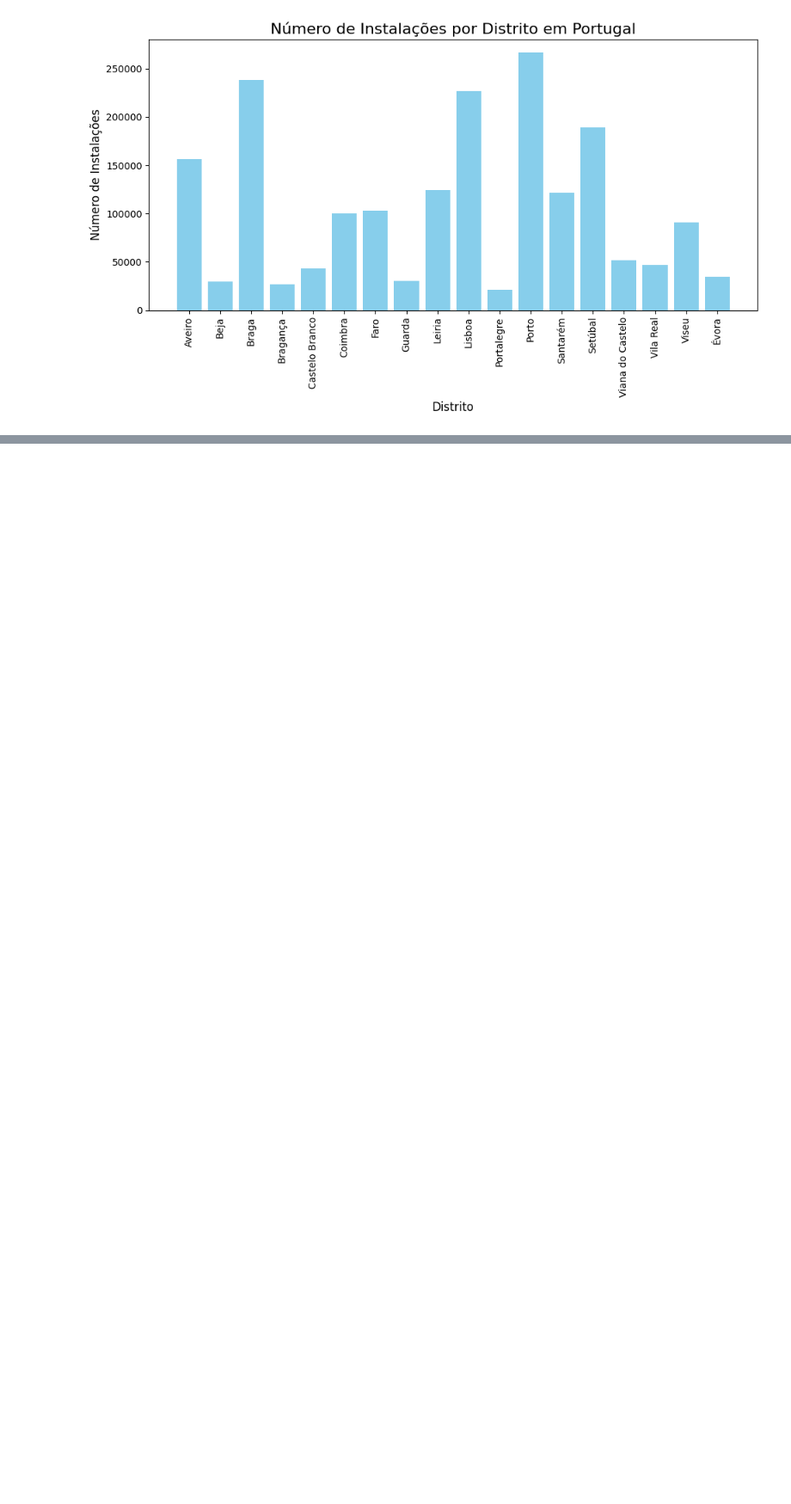
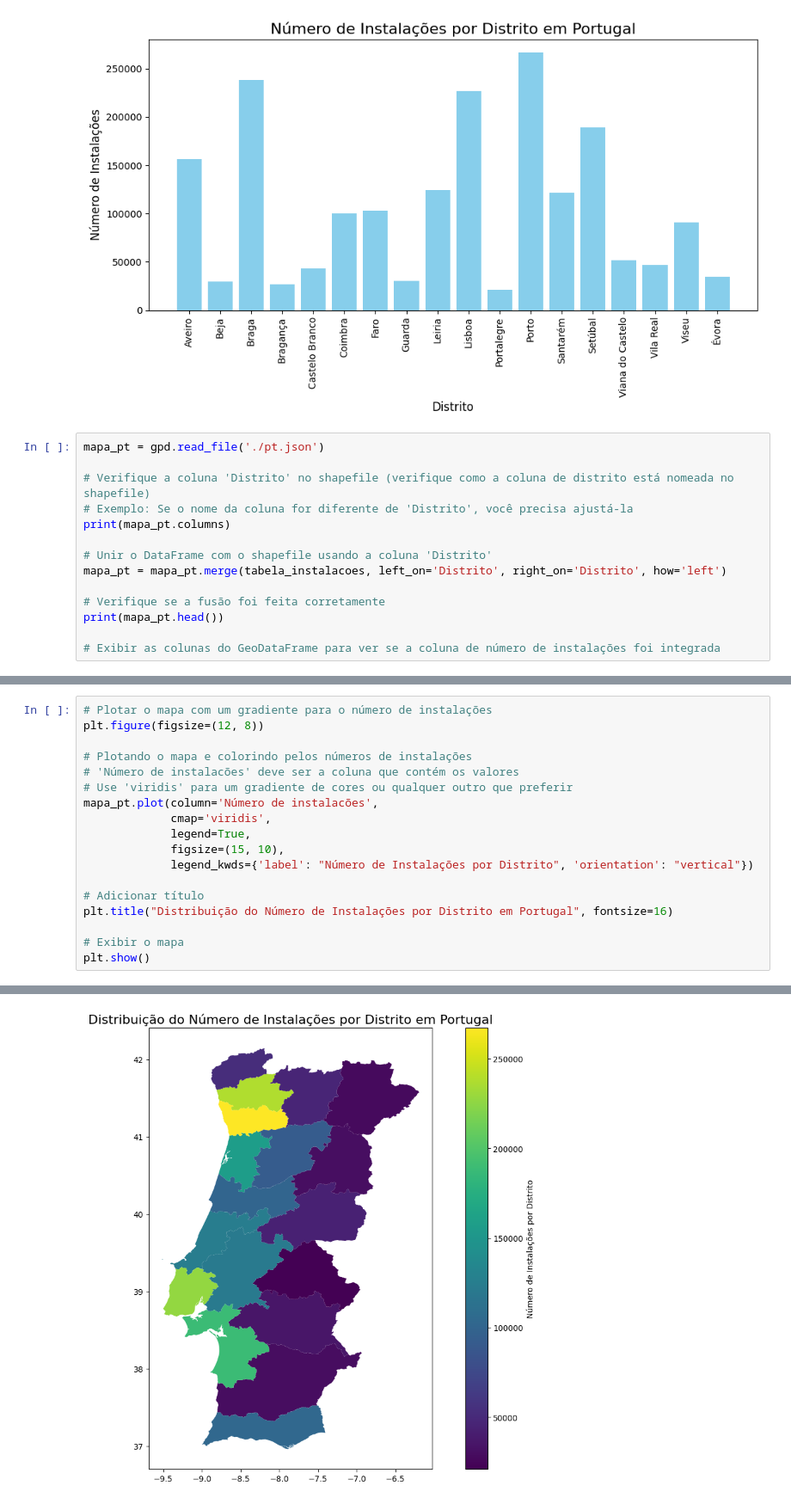
Before and after one commit to leonorsr/E-Redes, a Jupyter notebook: e-redes_data.ipynb, the cells around one changed output, grey strips where cells are left out. Shown at 86% size. Saved outputs shown, nothing was run; the diff lists cells and outputs as text; blank space fills up the shorter version.

```diff
--- a/e-redes_data.ipynb
+++ b/e-redes_data.ipynb
@@ -51,3 +52,17 @@ plt.tight_layout()  # Ajustar o layout para evitar corte de texto
 plt.show()
 # %% [output]
 [figure]
+# %%
+mapa_pt = gpd.read_file('./pt.json')
+
+# Verifique a coluna 'Distrito' no shapefile (verifique como a coluna de distrito está nomeada no shapefile)
+# Exemplo: Se o nome da coluna for diferente de 'Distrito', você precisa ajustá-la
+print(mapa_pt.columns)
+
+# Unir o DataFrame com o shapefile usando a coluna 'Distrito'
+mapa_pt = mapa_pt.merge(tabela_instalacoes, left_on='Distrito', right_on='Distrito', how='left')
+
+# Verifique se a fusão foi feita corretamente
+print(mapa_pt.head())
+
+# Exibir as colunas do GeoDataFrame para ver se a coluna de número de instalações foi integrada
@@ -53,0 +87,19 @@ plt.show()
+# %%
+# Plotar o mapa com um gradiente para o número de instalações
+plt.figure(figsize=(12, 8))
+
+# Plotando o mapa e colorindo pelos números de instalações
+# 'Número de instalacões' deve ser a coluna que contém os valores
+# Use 'viridis' para um gradiente de cores ou qualquer outro que preferir
+mapa_pt.plot(column='Número de instalacões',
+             cmap='viridis',
+             legend=True,
+             figsize=(15, 10),
+             legend_kwds={'label': "Número de Instalações por Distrito", 'orientation': "vertical"})
+
+# Adicionar título
+plt.title("Distribuição do Número de Instalações por Distrito em Portugal", fontsize=16)
+
+# Exibir o mapa
+plt.show()
+# %% [output]
@@ -53,0 +107 @@ plt.show()
+[figure, added]
```
Also changed, not shown: parts of 3 cells of this notebook.
